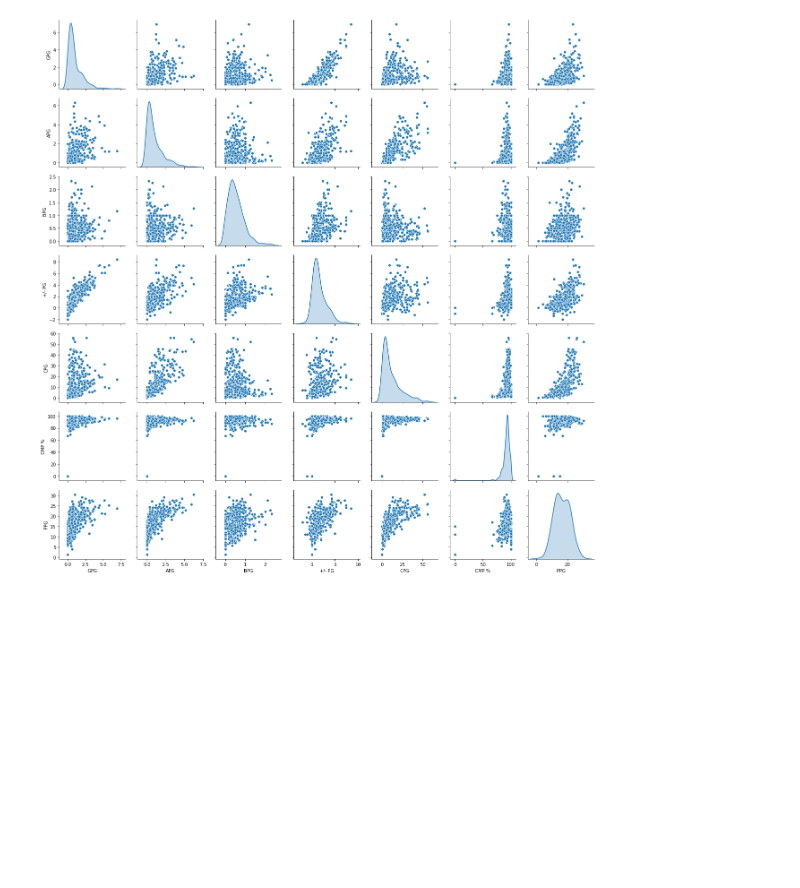
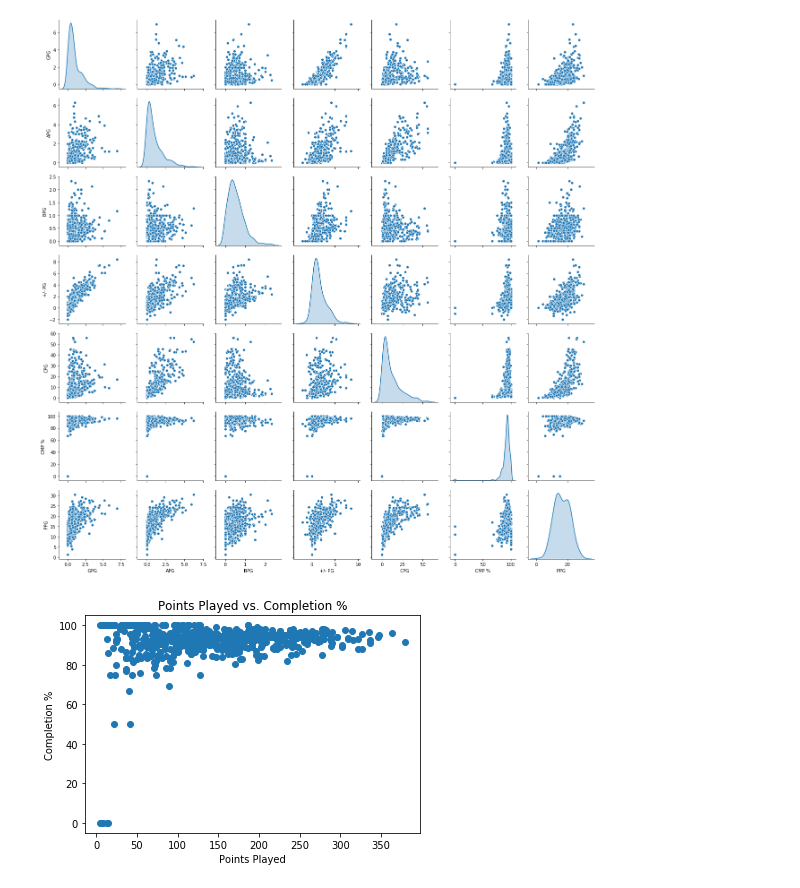
Before and after one commit to Samcfuchs/2950, a Jupyter notebook: notebooks/max.ipynb, the cells around one changed output. Drawn from its saved outputs; the diff is of its cells as text; code cells hidden in the pictures; blank space fills up the shorter version.

```diff
--- a/notebooks/max.ipynb
+++ b/notebooks/max.ipynb
@@ -161,3 +161,11 @@ sns.pairplot(pg_data, diag_kind='kde')
 plt.show()
 # %% [output]
 [figure]
+# %%
+plt.scatter(data["PP"], data['CMP %'])
+plt.xlabel("Points Played")
+plt.ylabel("Completion %")
+plt.title("Points Played vs. Completion %")
+plt.show()
+# %% [output]
+[figure, added]
```
Also changed, not shown: parts of 3 cells of this notebook.
